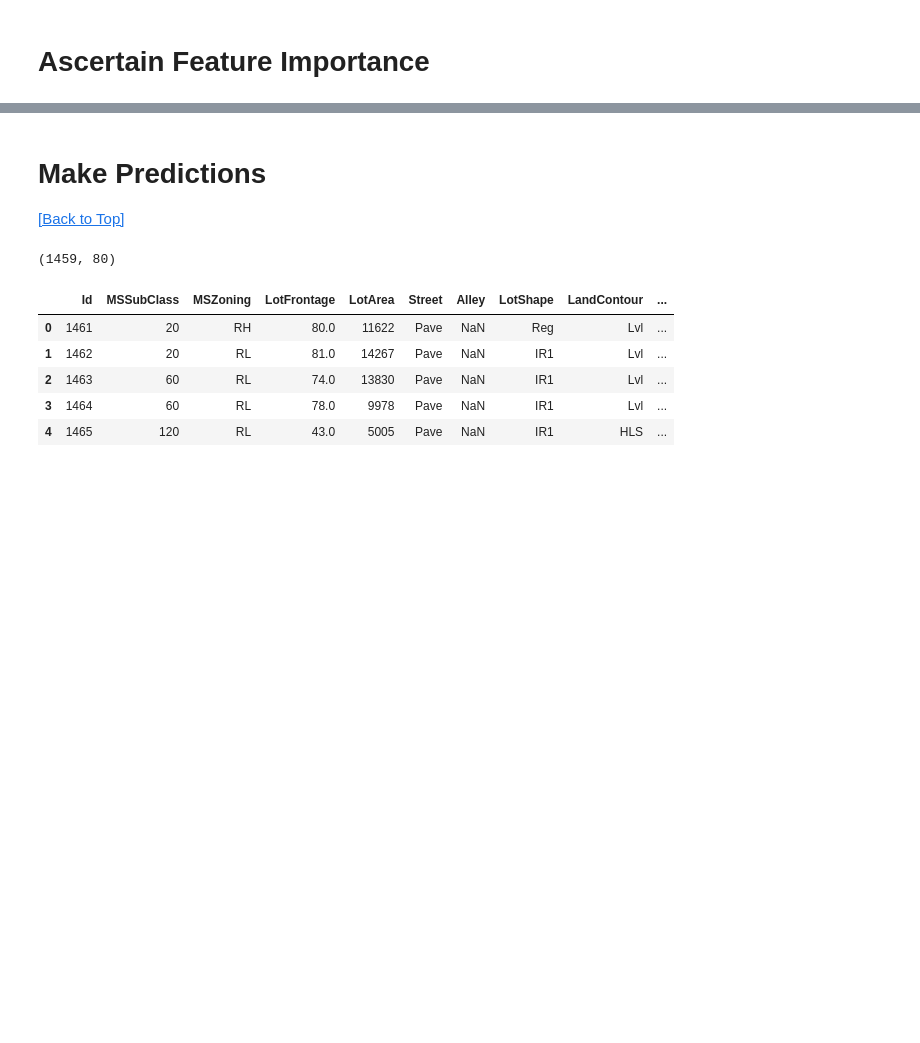
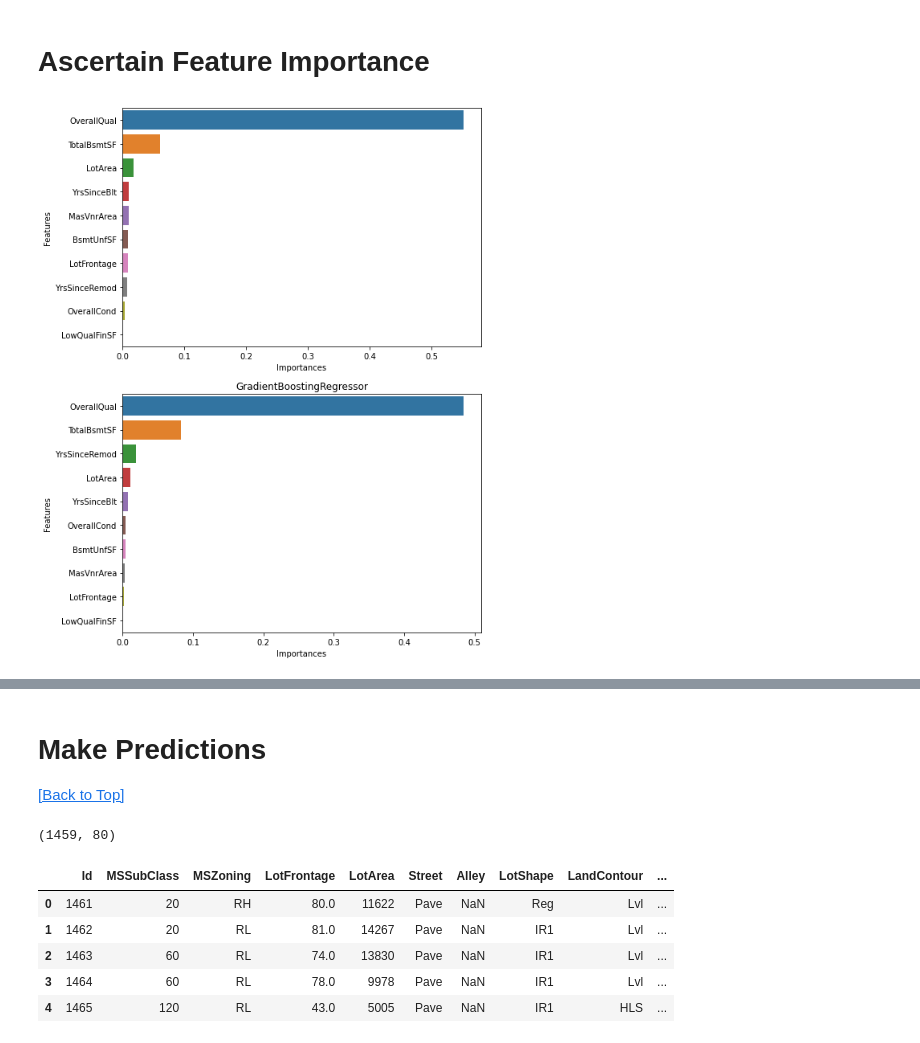
Before and after one commit to BaroqBard/IowaHousingPredictions, a Jupyter notebook: Iowa Housing Project - II. Modeling & Analysis.ipynb, the cells around one changed output, grey strips where cells are left out. Drawn from its saved outputs; the diff is of its cells as text; code cells hidden in the pictures; blank space fills up the shorter version.

Commit message:
Permutation Importance Graphing Complete | Ready for next phase

```diff
--- a/Iowa Housing Project - II. Modeling & Analysis.ipynb
+++ b/Iowa Housing Project - II. Modeling & Analysis.ipynb
@@ -358,5 +358,19 @@ resul.iloc[3, 5] = gs_xgBooster.score(x_test, y_test['SalePrice'])
 resul.head()
 # %% [markdown]
 # Ascertain Feature Importance
+# %%
+standards = [randomForest, gradientBoost]
+fig, axs = plt.subplots(2, 1, figsize=(8, 12))
+
+for ax, standard in zip(axs.flat, standards):
+    importance_df = pd.DataFrame({'Features': list(x_train.columns),
+                                  'Importances': list(standard.feature_importances_)}).head(10)
+    importance_df.sort_values(by='Importances', ascending=False, inplace=True)
+
+    # Plot Everything
+    plt.title(str(standard).split('(')[0])
+    sns.barplot(x=importance_df['Importances'], y=importance_df['Features'], ax=ax)
+# %% [output]
+[figure, added]
 # %%
 # Group gridsearches & prep plots
```
Also changed, not shown: parts of 28 cells of this notebook.
